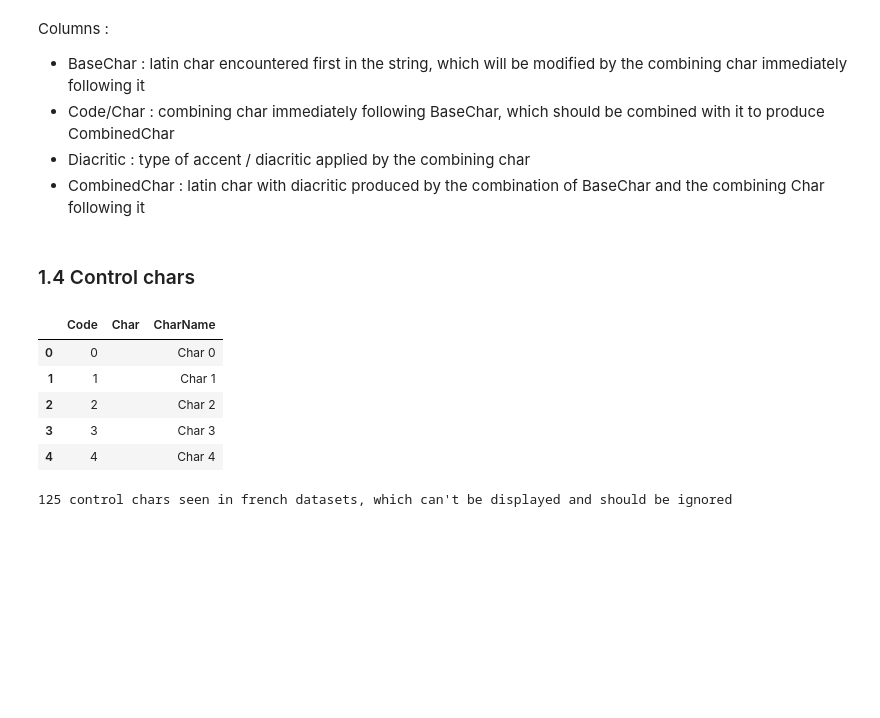
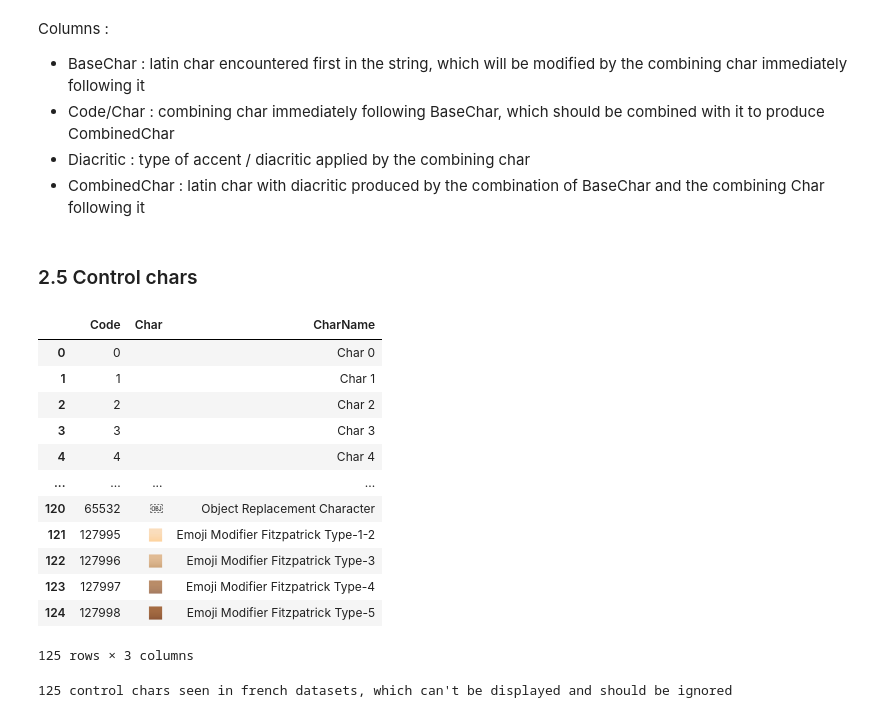
Before and after one commit to laurentprudhon/frenchtext, a Jupyter notebook: 02_chars.ipynb, the cells around one changed output. Drawn from its saved outputs; the diff is of its cells as text; code cells hidden in the pictures; blank space fills up the shorter version.

```diff
--- a/02_chars.ipynb
+++ b/02_chars.ipynb
@@ -22,5 +23,6 @@ from frenchtext.core import *
 # %% [markdown]
 The config object from frenchtext.core defines the directory where the character normalization tables are located :
 # %%
-charspath = config.libdata / "chars"
+# export
+chardatadir = config.libdata / "chars"
 # %%
@@ -37,2 +36,0 @@ cyrillic-greek-chars.csv  unicode_blocks.csv   windows1252-utf8-errors.csv
-# %%
-chardatadir = rootdir / "libdata" / "chars"
@@ -118,16 +315,23 @@ for rowidx,row in dfcombiningchars.iterrows():
 # %% [markdown]
-### 1.4 Control chars
+### 2.5 Control chars
 # %%
 dfcontrolchars = pd.read_csv(chardatadir / "controlchars.csv", sep=";")
 dfcontrolchars.loc[0,"Char"] = chr(0) # chr(0) can't be saved in CSV file
-dfcontrolchars.head()
+dfcontrolchars
 # %% [output]
 |  | Code | Char | CharName |
 | 0 | 0 |  | Char 0 |
 | 1 | 1 |  | Char 1 |
 | 2 | 2 |  | Char 2 |
 | 3 | 3 |  | Char 3 |
 | 4 | 4 |  | Char 4 |
+| ... | ... | ... | ... |
+| 120 | 65532 | ￼ | Object Replacement Character |
+| 121 | 127995 | 🏻 | Emoji Modifier Fitzpatrick Type-1-2 |
+| 122 | 127996 | 🏼 | Emoji Modifier Fitzpatrick Type-3 |
+| 123 | 127997 | 🏽 | Emoji Modifier Fitzpatrick Type-4 |
+| 124 | 127998 | 🏾 | Emoji Modifier Fitzpatrick Type-5 |
+125 rows × 3 columns
 # %%
 print(f"{len(dfcontrolchars)} control chars seen in french datasets, which can't be displayed and should be ignored")
 # %% [output]
```
Also changed, not shown: parts of 119 cells of this notebook, 6 other files.
